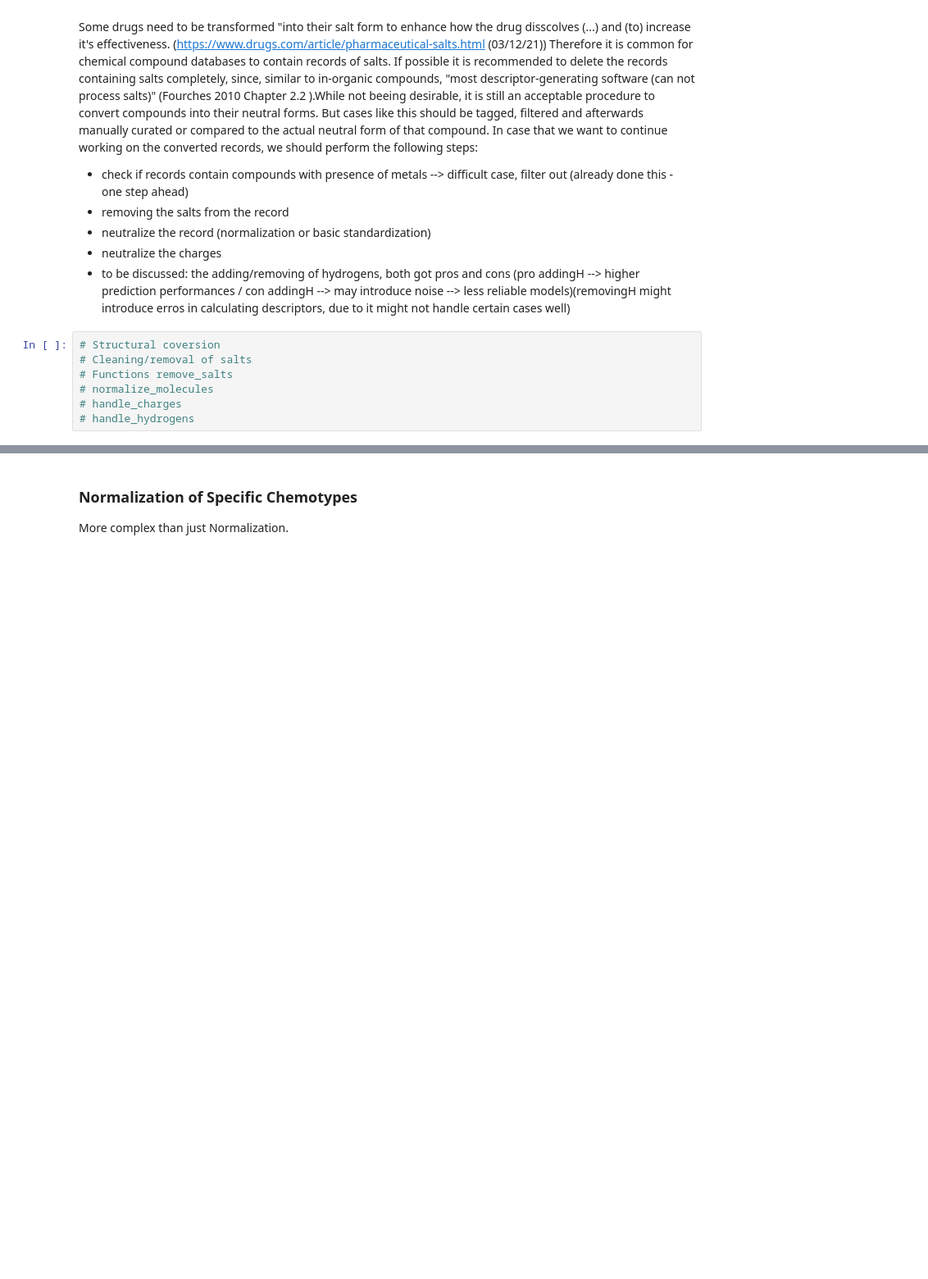
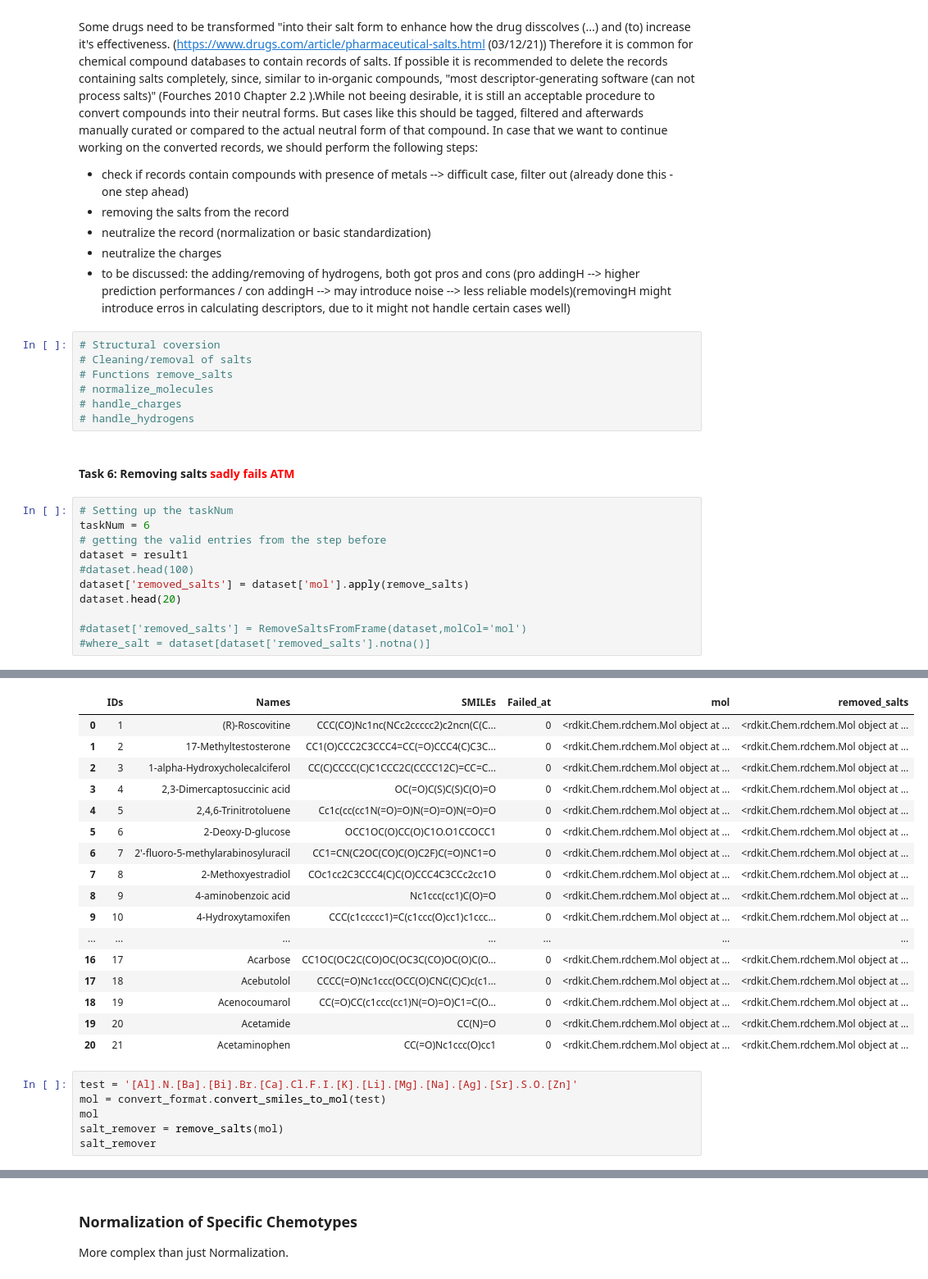
Before and after one commit to volkamerlab/opencadd, a Jupyter notebook: docs/tutorials/standardization.ipynb, the cells around one changed output, grey strips where cells are left out. Shown at 82% size. Saved outputs shown, nothing was run; the diff lists cells and outputs as text; blank space fills up the shorter version.

```diff
--- a/docs/tutorials/standardization.ipynb
+++ b/docs/tutorials/standardization.ipynb
@@ -310,3 +254,17 @@ In case that we want to continue working on the converted records, we should per
 # normalize_molecules
 # handle_charges
 # handle_hydrogens
+# %% [markdown]
+#### Task 6: Removing salts <span style='color:red'>sadly fails ATM</span>
+# %%
+# Setting up the taskNum
+taskNum = 6
+# getting the valid entries from the step before
+dataset = result1
+#dataset.head(100)
+dataset['removed_salts'] = dataset['mol'].apply(remove_salts)
+dataset.head(20)
+
+#dataset['removed_salts'] = RemoveSaltsFromFrame(dataset,molCol='mol')
+#where_salt = dataset[dataset['removed_salts'].notna()]
+# %% [output]
@@ -312,0 +288,23 @@ In case that we want to continue working on the converted records, we should per
+|  | IDs | Names | SMILEs | Failed_at | mol | removed_salts |
+| 0 | 1 | (R)-Roscovitine | CCC(CO)Nc1nc(NCc2ccccc2)c2ncn(C(C... | 0 | <rdkit.Chem.rdchem.Mol object at ... | <rdkit.Chem.rdchem.Mol object at ... |
+| 1 | 2 | 17-Methyltestosterone | CC1(O)CCC2C3CCC4=CC(=O)CCC4(C)C3C... | 0 | <rdkit.Chem.rdchem.Mol object at ... | <rdkit.Chem.rdchem.Mol object at ... |
+| 2 | 3 | 1-alpha-Hydroxycholecalciferol | CC(C)CCCC(C)C1CCC2C(CCCC12C)=CC=C... | 0 | <rdkit.Chem.rdchem.Mol object at ... | <rdkit.Chem.rdchem.Mol object at ... |
+| 3 | 4 | 2,3-Dimercaptosuccinic acid | OC(=O)C(S)C(S)C(O)=O | 0 | <rdkit.Chem.rdchem.Mol object at ... | <rdkit.Chem.rdchem.Mol object at ... |
+| 4 | 5 | 2,4,6-Trinitrotoluene | Cc1c(cc(cc1N(=O)=O)N(=O)=O)N(=O)=O | 0 | <rdkit.Chem.rdchem.Mol object at ... | <rdkit.Chem.rdchem.Mol object at ... |
+| 5 | 6 | 2-Deoxy-D-glucose | OCC1OC(O)CC(O)C1O.O1CCOCC1 | 0 | <rdkit.Chem.rdchem.Mol object at ... | <rdkit.Chem.rdchem.Mol object at ... |
+| 6 | 7 | 2'-fluoro-5-methylarabinosyluracil | CC1=CN(C2OC(CO)C(O)C2F)C(=O)NC1=O | 0 | <rdkit.Chem.rdchem.Mol object at ... | <rdkit.Chem.rdchem.Mol object at ... |
+| 7 | 8 | 2-Methoxyestradiol | COc1cc2C3CCC4(C)C(O)CCC4C3CCc2cc1O | 0 | <rdkit.Chem.rdchem.Mol object at ... | <rdkit.Chem.rdchem.Mol object at ... |
+| 8 | 9 | 4-aminobenzoic acid | Nc1ccc(cc1)C(O)=O | 0 | <rdkit.Chem.rdchem.Mol object at ... | <rdkit.Chem.rdchem.Mol object at ... |
+| 9 | 10 | 4-Hydroxytamoxifen | CCC(c1ccccc1)=C(c1ccc(O)cc1)c1ccc... | 0 | <rdkit.Chem.rdchem.Mol object at ... | <rdkit.Chem.rdchem.Mol object at ... |
+| ... | ... | ... | ... | ... | ... | ... |
+| 16 | 17 | Acarbose | CC1OC(OC2C(CO)OC(OC3C(CO)OC(O)C(O... | 0 | <rdkit.Chem.rdchem.Mol object at ... | <rdkit.Chem.rdchem.Mol object at ... |
+| 17 | 18 | Acebutolol | CCCC(=O)Nc1ccc(OCC(O)CNC(C)C)c(c1... | 0 | <rdkit.Chem.rdchem.Mol object at ... | <rdkit.Chem.rdchem.Mol object at ... |
+| 18 | 19 | Acenocoumarol | CC(=O)CC(c1ccc(cc1)N(=O)=O)C1=C(O... | 0 | <rdkit.Chem.rdchem.Mol object at ... | <rdkit.Chem.rdchem.Mol object at ... |
+| 19 | 20 | Acetamide | CC(N)=O | 0 | <rdkit.Chem.rdchem.Mol object at ... | <rdkit.Chem.rdchem.Mol object at ... |
+| 20 | 21 | Acetaminophen | CC(=O)Nc1ccc(O)cc1 | 0 | <rdkit.Chem.rdchem.Mol object at ... | <rdkit.Chem.rdchem.Mol object at ... |
+# %%
+test = '[Al].N.[Ba].[Bi].Br.[Ca].Cl.F.I.[K].[Li].[Mg].[Na].[Ag].[Sr].S.O.[Zn]'
+mol = convert_format.convert_smiles_to_mol(test)
+mol
+salt_remover = remove_salts(mol)
+salt_remover
```
Also changed, not shown: parts of 11 cells of this notebook.
